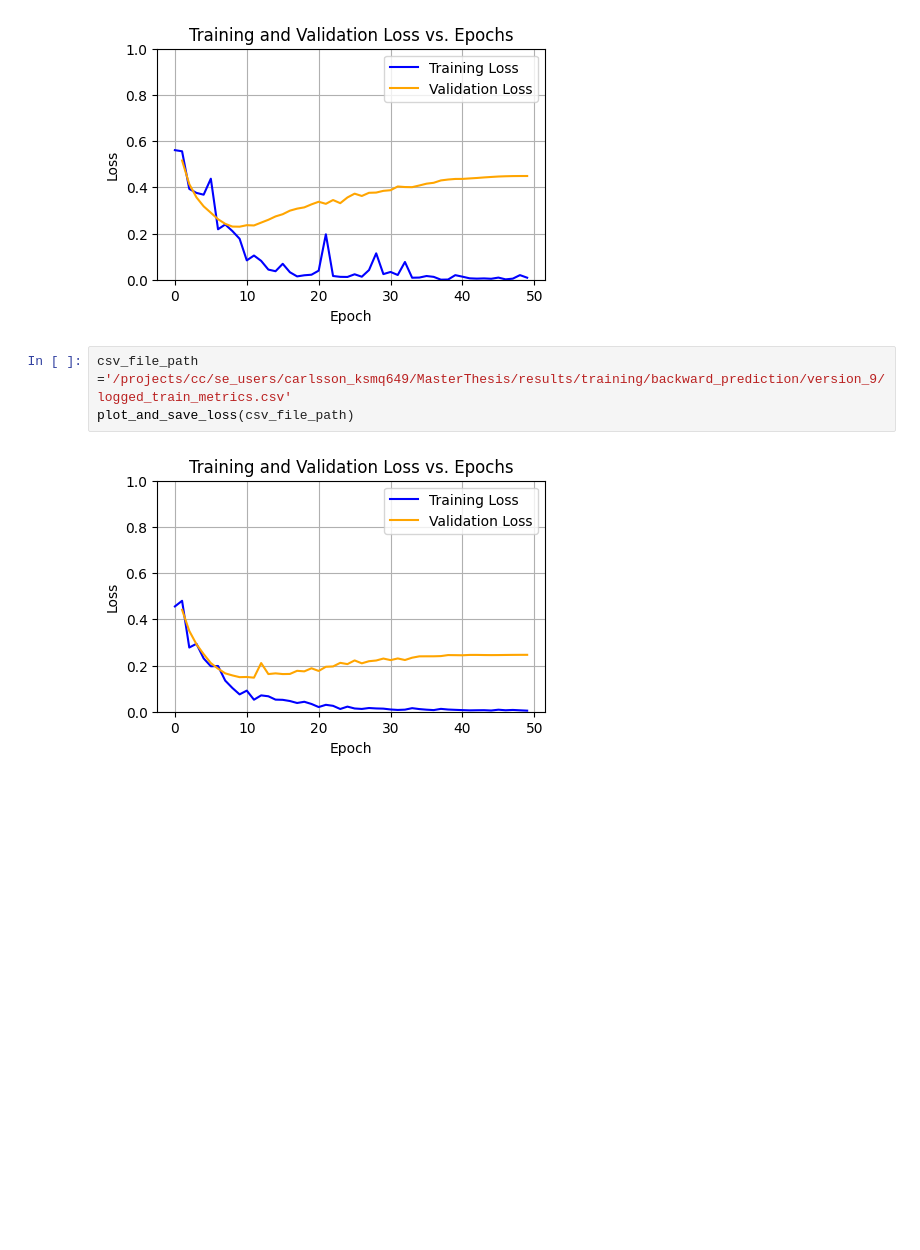
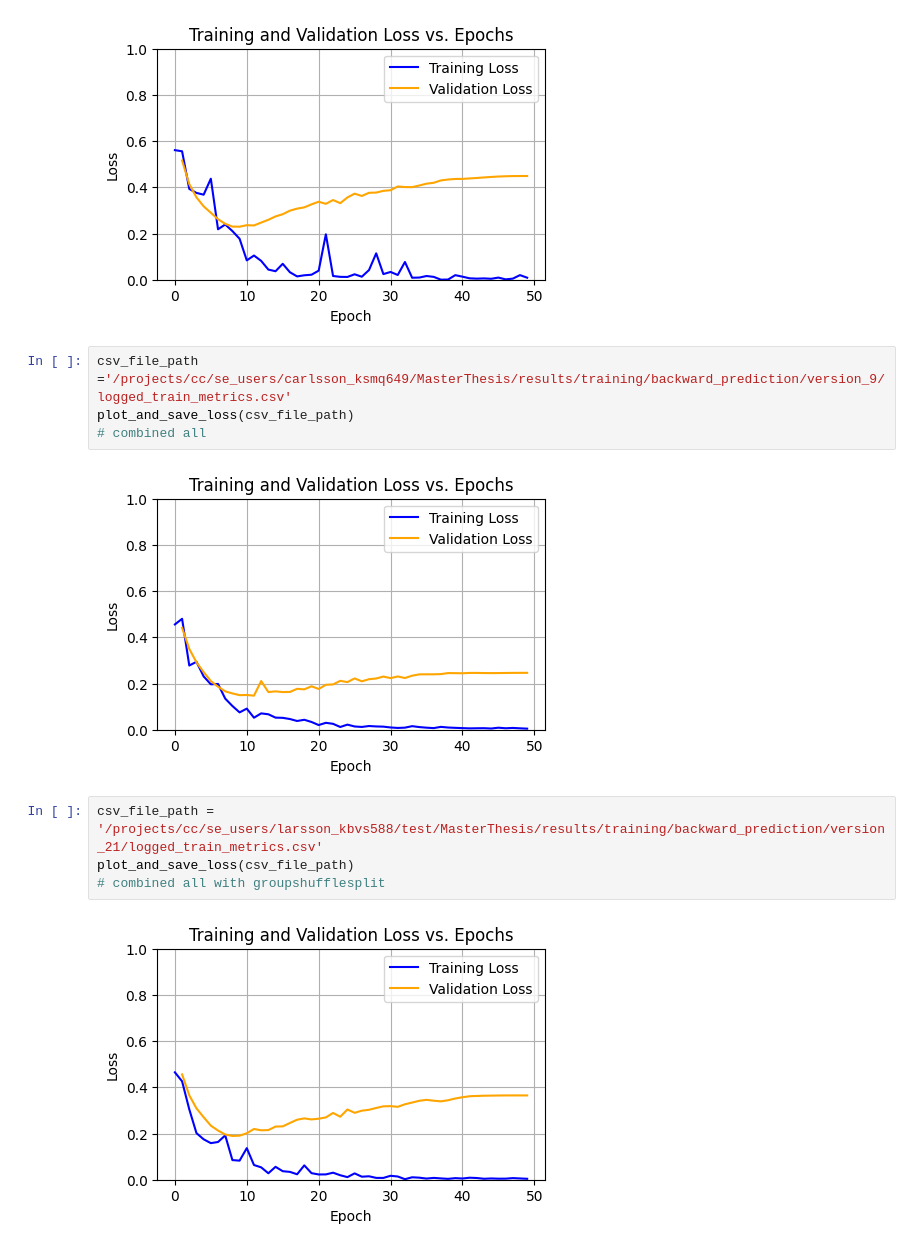
Before and after one commit to tsofiac/LAGOM, a Jupyter notebook: data_analysis/overtrain.ipynb, the cells around one changed output. Saved outputs shown, nothing was run; the diff lists cells and outputs as text; blank space fills up the shorter version.

Commit message:
groupshufflesplit added

```diff
--- a/data_analysis/overtrain.ipynb
+++ b/data_analysis/overtrain.ipynb
@@ -95,5 +95,12 @@ plot_and_save_loss(csv_file_path)
 # %%
 csv_file_path ='/projects/cc/se_users/carlsson_ksmq649/MasterThesis/results/training/backward_prediction/version_9/logged_train_metrics.csv'
 plot_and_save_loss(csv_file_path)
+# combined all
 # %% [output]
 [figure]
+# %%
+csv_file_path = '/projects/cc/se_users/larsson_kbvs588/test/MasterThesis/results/training/backward_prediction/version_21/logged_train_metrics.csv'
+plot_and_save_loss(csv_file_path)
+# combined all with groupshufflesplit
+# %% [output]
+[figure, added]
```
Also changed, not shown: 1 other file.
